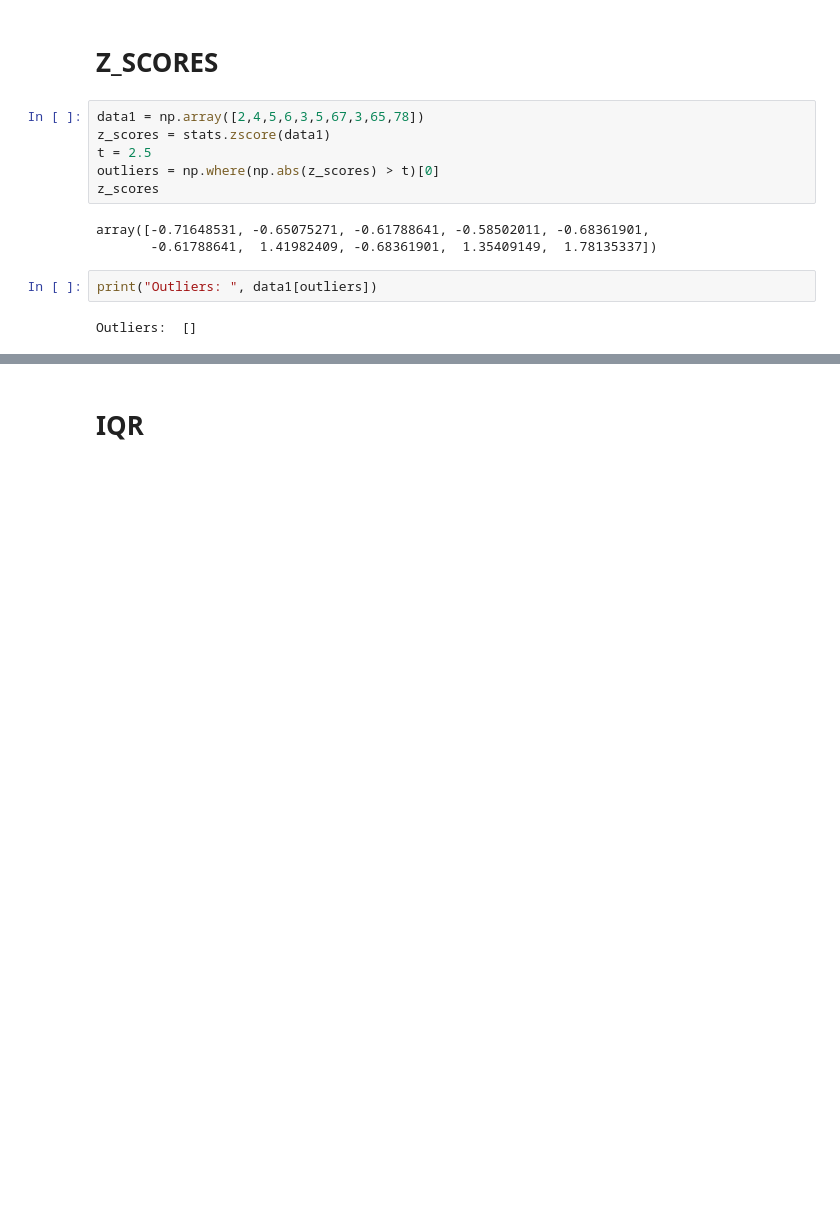
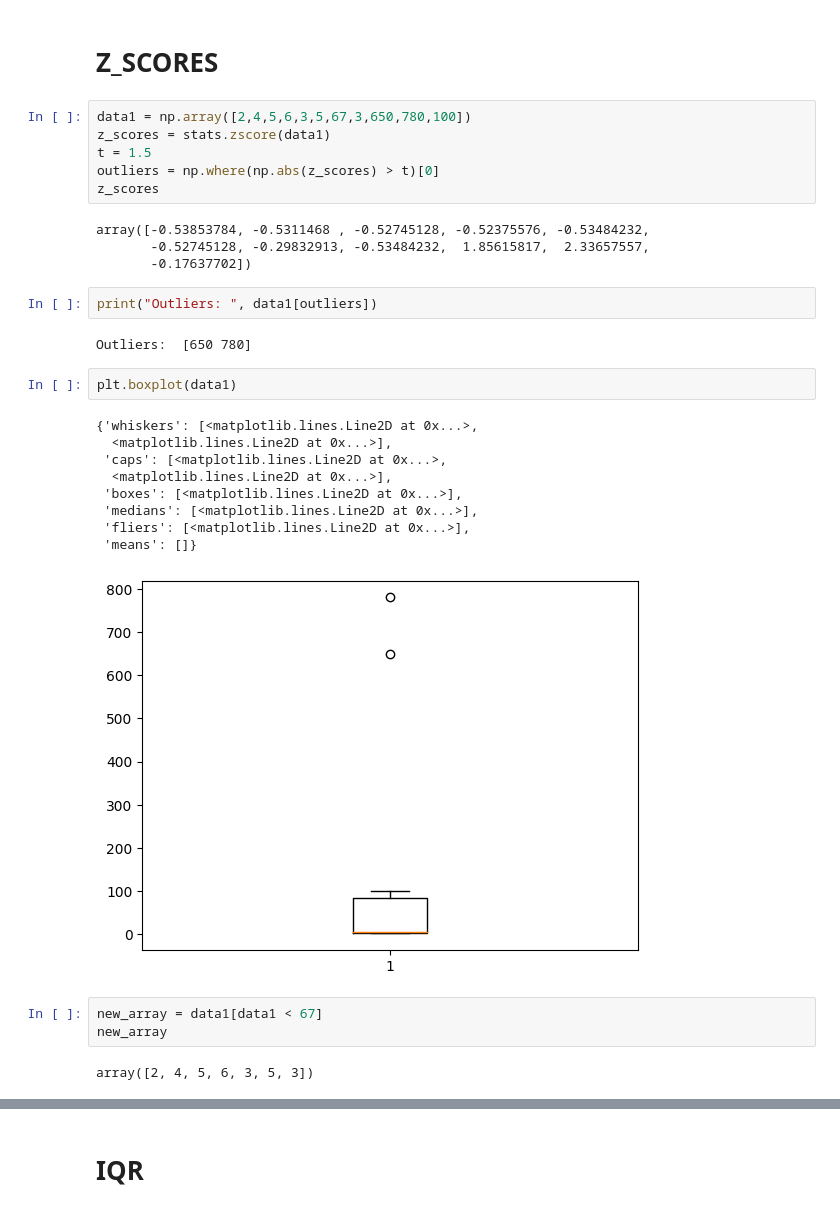
Before and after one commit to Dhruv-958/DS, a Jupyter notebook: Data_Wrangling_2.ipynb, the cells around one changed output, grey strips where cells are left out. Drawn from its saved outputs; the diff is of its cells as text; blank space fills up the shorter version.

```diff
--- a/Data_Wrangling_2.ipynb
+++ b/Data_Wrangling_2.ipynb
@@ -78,15 +78,33 @@ dtype: int64
 # %% [markdown]
 # **Z_SCORES**
 # %%
-data1 = np.array([2,4,5,6,3,5,67,3,65,78])
+data1 = np.array([2,4,5,6,3,5,67,3,650,780,100])
 z_scores = stats.zscore(data1)
-t = 2.5
+t = 1.5
 outliers = np.where(np.abs(z_scores) > t)[0]
 z_scores
 # %% [output]
-array([-0.71648531, -0.65075271, -0.61788641, -0.58502011, -0.68361901,
-       -0.61788641,  1.41982409, -0.68361901,  1.35409149,  1.78135337])
+array([-0.53853784, -0.5311468 , -0.52745128, -0.52375576, -0.53484232,
+       -0.52745128, -0.29832913, -0.53484232,  1.85615817,  2.33657557,
+       -0.17637702])
 # %%
 print("Outliers: ", data1[outliers])
 # %% [output]
-Outliers:  []
+Outliers:  [650 780]
+# %%
+plt.boxplot(data1)
+# %% [output]
+{'whiskers': [<matplotlib.lines.Line2D at 0x...>,
+  <matplotlib.lines.Line2D at 0x...>],
+ 'caps': [<matplotlib.lines.Line2D at 0x...>,
+  <matplotlib.lines.Line2D at 0x...>],
+ 'boxes': [<matplotlib.lines.Line2D at 0x...>],
+ 'medians': [<matplotlib.lines.Line2D at 0x...>],
+ 'fliers': [<matplotlib.lines.Line2D at 0x...>],
+ 'means': []}
+[figure, added]
+# %%
+new_array = data1[data1 < 67]
+new_array
+# %% [output]
+array([2, 4, 5, 6, 3, 5, 3])
```
Also changed, not shown: parts of 9 cells of this notebook.
